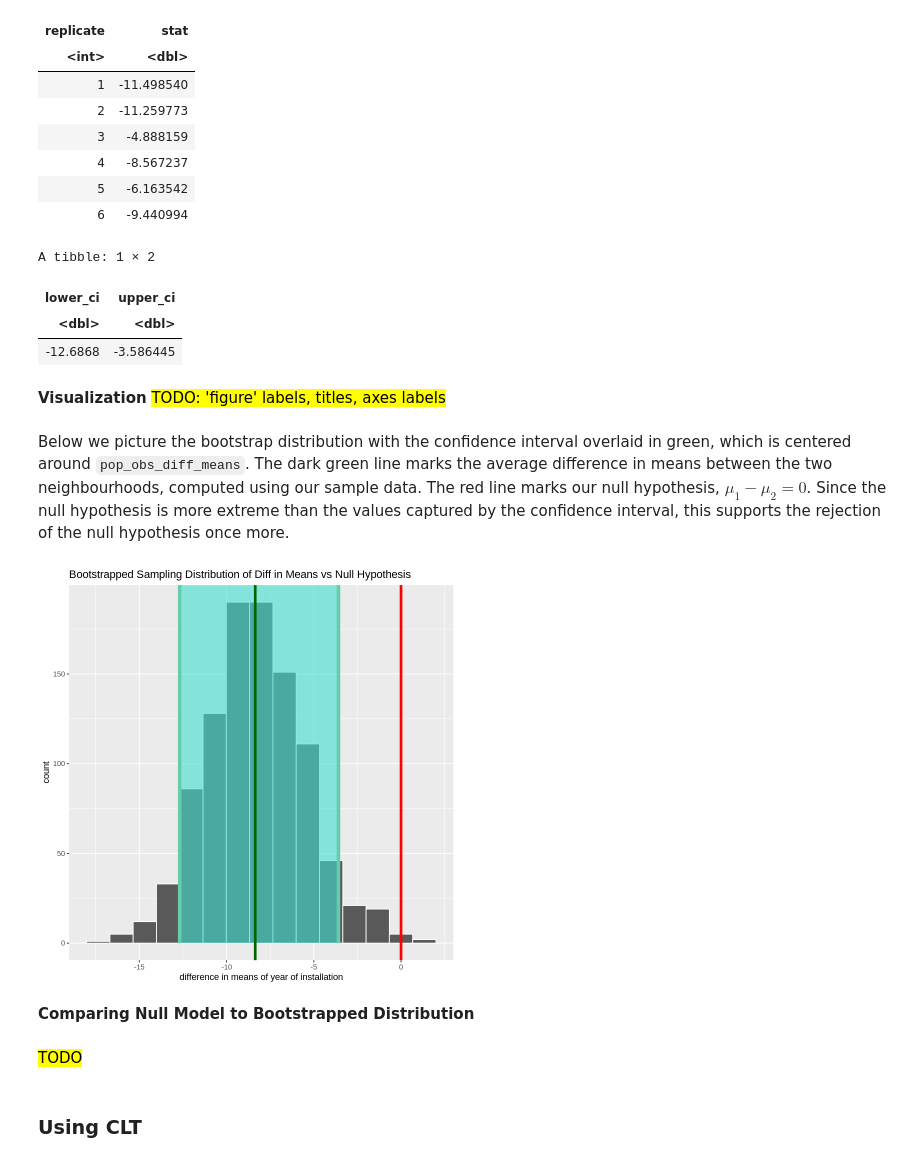
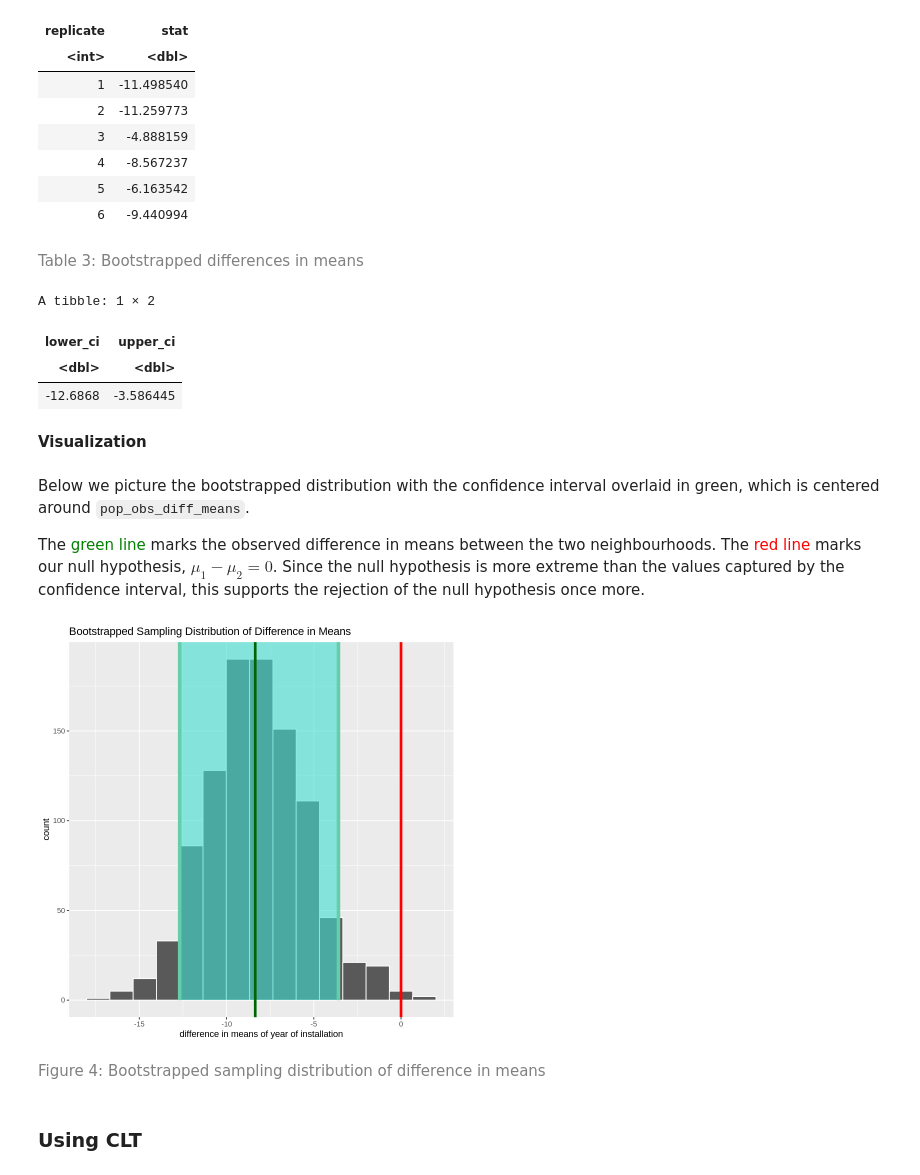
Before and after one commit to olivia-1221/Vancouver-Public-Art, a Jupyter notebook: project.ipynb, the cells around one changed output. Cells and saved outputs as stored; diff of their text form; code cells hidden in the pictures.

Commit message:
Labeled and captioned tables, figures
What's left: DISCUSSION

```diff
--- a/project.ipynb
+++ b/project.ipynb
@@ -213,9 +224,3 @@ Let's quickly compute the observed statistic: according to our sample, the diffe
 # %%
-set.seed(1)
-
-pop_obs_diff_means <- art_data_required %>%
-    specify(formula = YearOfInstallation ~ Neighbourhood) %>%
-    calculate(stat = "diff in means", order = c("Downtown", "Mount Pleasant"))
-
-pop_obs_diff_means
+obs_mean_year_diff
 # %% [output]
@@ -284,6 +288,8 @@ A infer: 6 × 2
 | 4 | -8.567237 |
 | 5 | -6.163542 |
 | 6 | -9.440994 |
+# %% [markdown]
+<span style="color:gray">Table 3: Bootstrapped differences in means</span>
 # %%
 pop_percentile_ci <- pop_bootstrap_distribution %>%
     get_confidence_interval(level = 0.90, type = "percentile")
@@ -295,22 +301,22 @@ A tibble: 1 × 2
 | <dbl> | <dbl> |
 | -12.6868 | -3.586445 |
 # %% [markdown]
-**Visualization** <mark> TODO: 'figure' labels, titles, axes labels<mark>
+**Visualization**
 # %% [markdown]
-Below we picture the bootstrap distribution with the confidence interval overlaid in green, which is centered around `pop_obs_diff_means`. The dark green line marks the average difference in means between the two neighbourhoods, computed using our sample data. The red line marks our null hypothesis, $\mu_1 - \mu_2 = 0$. Since the null hypothesis is more extreme than the values captured by the confidence interval, this supports the rejection of the null hypothesis once more.
+Below we picture the bootstrapped distribution with the confidence interval overlaid in green, which is centered around `pop_obs_diff_means`.
+
+The <span style="color:green"> green line</span> marks the observed difference in means between the two neighbourhoods. The <span style="color:red">red line </span> marks our null hypothesis, $\mu_1 - \mu_2 = 0$. Since the null hypothesis is more extreme than the values captured by the confidence interval, this supports the rejection of the null hypothesis once more.
 # %%
 visualize(pop_bootstrap_distribution) +
     shade_confidence_interval(endpoints = pop_percentile_ci) +
-    geom_vline(xintercept = pull(pop_obs_diff_means), col = "dark green", size = 1.5) + #alternative hypothesis
-    geom_vline(xintercept = 0, col = "red", size = 1.5) + #null hypothesis
-    ggtitle("Bootstrapped Sampling Distribution of Diff in Means vs Null Hypothesis") +
+    geom_vline(xintercept = pull(pop_obs_diff_means), col = "dark green", size = 1.5) + # alternative hypothesis
+    geom_vline(xintercept = 0, col = "red", size = 1.5) + # null hypothesis
+    ggtitle("Bootstrapped Sampling Distribution of Difference in Means") +
     xlab("difference in means of year of installation")
 # %% [output]
-[figure, old version]
+[figure, new version]
-# %% [markdown]
-**Comparing Null Model to Bootstrapped Distribution**
-# %% [markdown]
-<mark> TODO <mark>
+# %% [markdown]
+<span style="color:gray">Figure 4: Bootstrapped sampling distribution of difference in means</span>
 # %% [markdown]
 ### Using CLT
 # %% [markdown]
```
Also changed, not shown: parts of 33 cells of this notebook.
